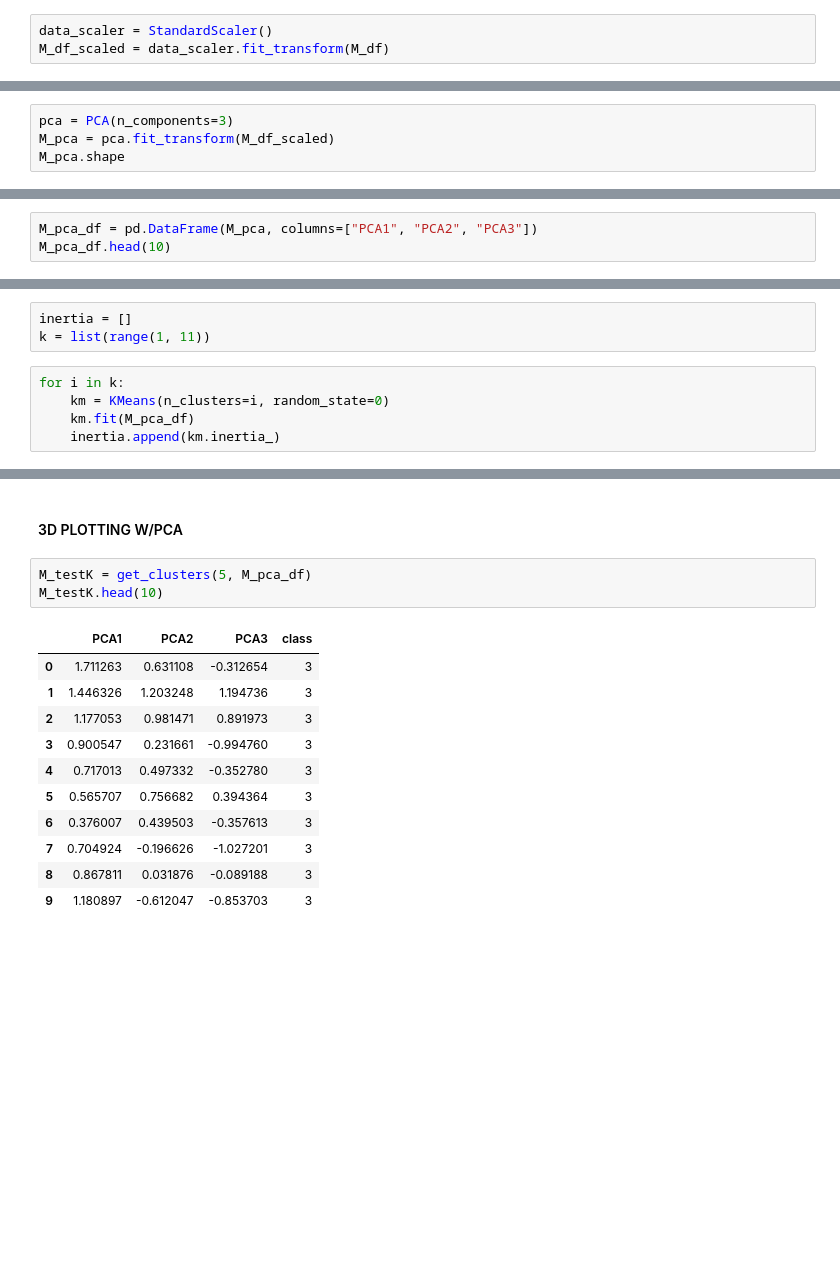
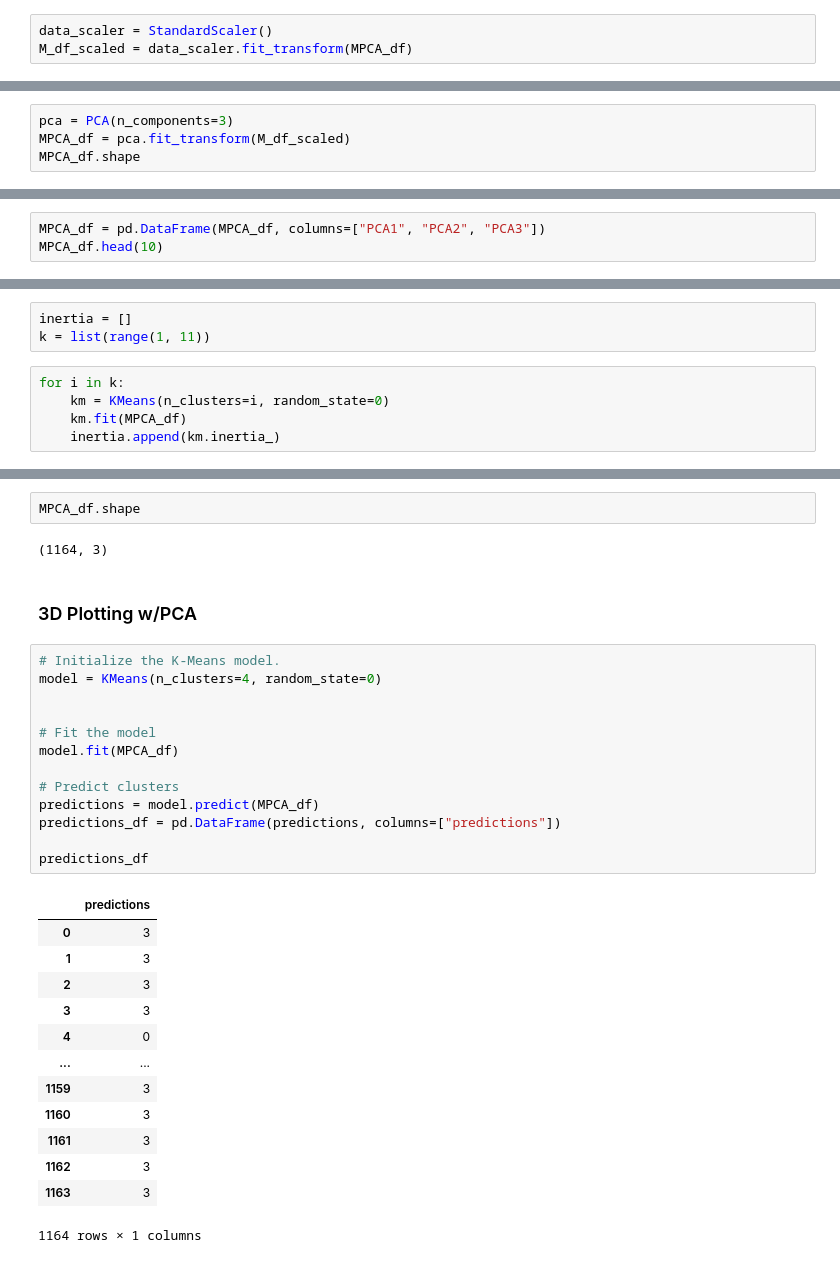
Before and after one commit to Hojo0210/finalProject, a Jupyter notebook: MLtest/MLmodels.ipynb, the cells around one changed output, grey strips where cells are left out. Saved outputs shown, nothing was run; the diff lists cells and outputs as text; blank space fills up the shorter version.

Commit message:
update model

```diff
--- a/MLtest/MLmodels.ipynb
+++ b/MLtest/MLmodels.ipynb
@@ -290,6 +276,6 @@ fig.show()
 # %%
 data_scaler = StandardScaler()
-M_df_scaled = data_scaler.fit_transform(M_df)
+M_df_scaled = data_scaler.fit_transform(MPCA_df)
 # %%
 print(M_df_scaled.shape)
 M_df_scaled
@@ -311,5 +297,5 @@ array([[-0.05000515,  2.05393539,  0.53976154, ...,  0.5278608 ,
 # %%
 pca = PCA(n_components=3)
-M_pca = pca.fit_transform(M_df_scaled)
-M_pca.shape
+MPCA_df = pca.fit_transform(M_df_scaled)
+MPCA_df.shape
 # %% [output]
@@ -317,5 +303,5 @@ M_pca.shape
 # %%
-M_pca_df = pd.DataFrame(M_pca, columns=["PCA1", "PCA2", "PCA3"])
-M_pca_df.head(10)
+MPCA_df = pd.DataFrame(MPCA_df, columns=["PCA1", "PCA2", "PCA3"])
+MPCA_df.head(10)
 # %% [output]
 |  | PCA1 | PCA2 | PCA3 |
@@ -337,7 +327,7 @@ k = list(range(1, 11))
 # %%
 for i in k:
     km = KMeans(n_clusters=i, random_state=0)
-    km.fit(M_pca_df)
+    km.fit(MPCA_df)
     inertia.append(km.inertia_)
 # %%
 M_elbow = {"k": k, "inertia": inertia}
@@ -345,20 +335,36 @@ M_elbow_df = pd.DataFrame(M_elbow)
 M_elbow_df.hvplot.line(x="k", y="inertia", title="PCA Elbow Curve", xticks=k)
 # %% [output]
 [interactive output not drawn]
-# %% [markdown]
-#### 3D PLOTTING W/PCA
+# %%
+MPCA_df.shape
+# %% [output]
+(1164, 3)
+# %% [markdown]
+### 3D Plotting w/PCA
 # %%
-M_testK = get_clusters(5, M_pca_df)
-M_testK.head(10)
+# Initialize the K-Means model.
+model = KMeans(n_clusters=4, random_state=0)
+
+
+# Fit the model
+model.fit(MPCA_df)
+
+# Predict clusters
+predictions = model.predict(MPCA_df)
+predictions_df = pd.DataFrame(predictions, columns=["predictions"])
+
+predictions_df
 # %% [output]
-|  | PCA1 | PCA2 | PCA3 | class |
-| 0 | 1.711263 | 0.631108 | -0.312654 | 3 |
-| 1 | 1.446326 | 1.203248 | 1.194736 | 3 |
-| 2 | 1.177053 | 0.981471 | 0.891973 | 3 |
-| 3 | 0.900547 | 0.231661 | -0.994760 | 3 |
-| 4 | 0.717013 | 0.497332 | -0.352780 | 3 |
-| 5 | 0.565707 | 0.756682 | 0.394364 | 3 |
-| 6 | 0.376007 | 0.439503 | -0.357613 | 3 |
-| 7 | 0.704924 | -0.196626 | -1.027201 | 3 |
-| 8 | 0.867811 | 0.031876 | -0.089188 | 3 |
-| 9 | 1.180897 | -0.612047 | -0.853703 | 3 |
+|  | predictions |
+| 0 | 3 |
+| 1 | 3 |
+| 2 | 3 |
+| 3 | 3 |
+| 4 | 0 |
+| ... | ... |
+| 1159 | 3 |
+| 1160 | 3 |
+| 1161 | 3 |
+| 1162 | 3 |
+| 1163 | 3 |
+1164 rows × 1 columns
```
Also changed, not shown: parts of 17 cells of this notebook, 1 other file.
